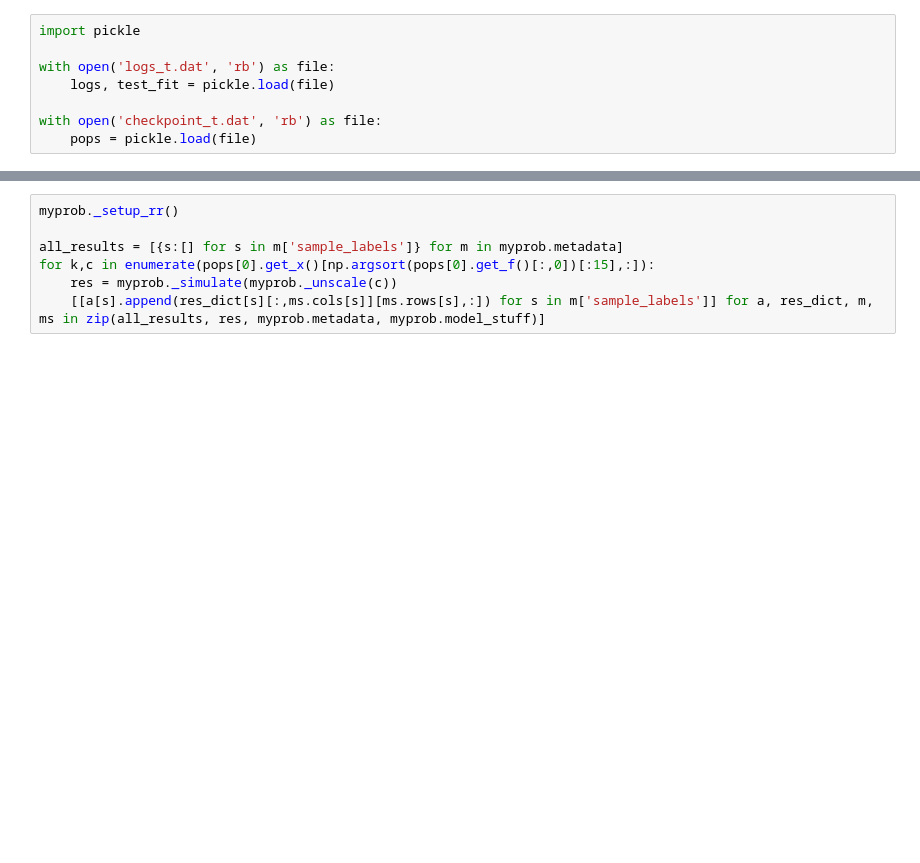
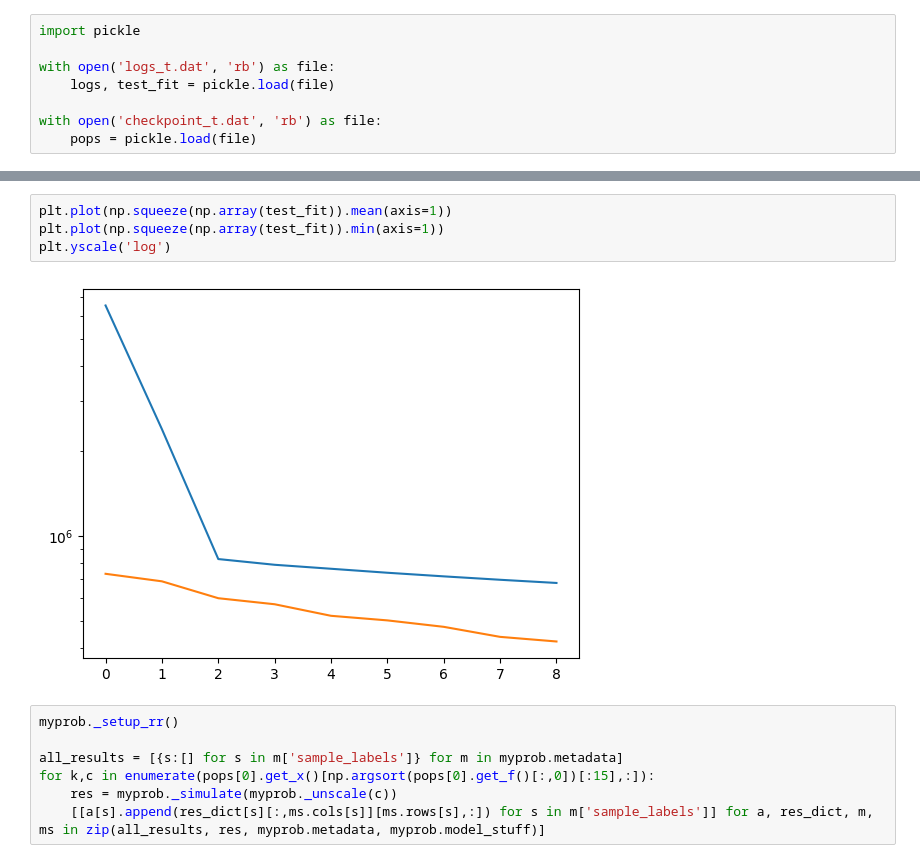
Before and after one commit to carothersresearch/ECFERS, a Jupyter notebook: run_fit_data.ipynb, the cells around one changed output, grey strips where cells are left out. Cells and saved outputs as stored; diff of their text form; blank space fills up the shorter version.

```diff
--- a/run_fit_data.ipynb
+++ b/run_fit_data.ipynb
@@ -200,3 +185,9 @@ Text(0.5, 1.0, 'Convergence curve (n=1; p=6000) for fitting METABOLISM')
+# %%
+plt.plot(np.squeeze(np.array(test_fit)).mean(axis=1))
+plt.plot(np.squeeze(np.array(test_fit)).min(axis=1))
+plt.yscale('log')
+# %% [output]
+[figure, added]
 # %%
 myprob._setup_rr()
 
```
Also changed, not shown: parts of 3 cells of this notebook, 4 other files.
